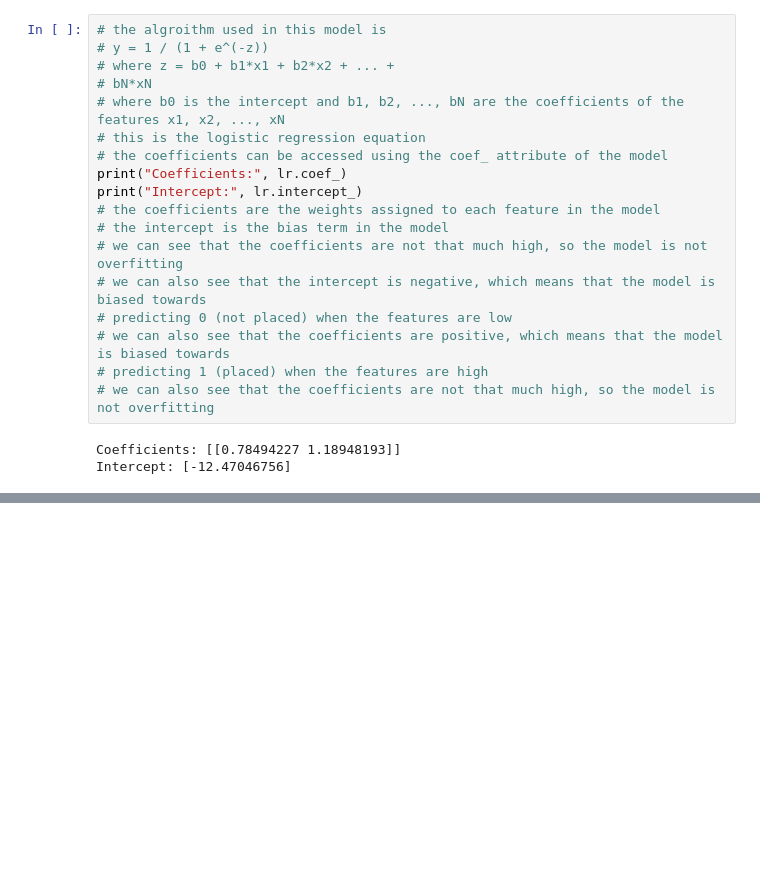
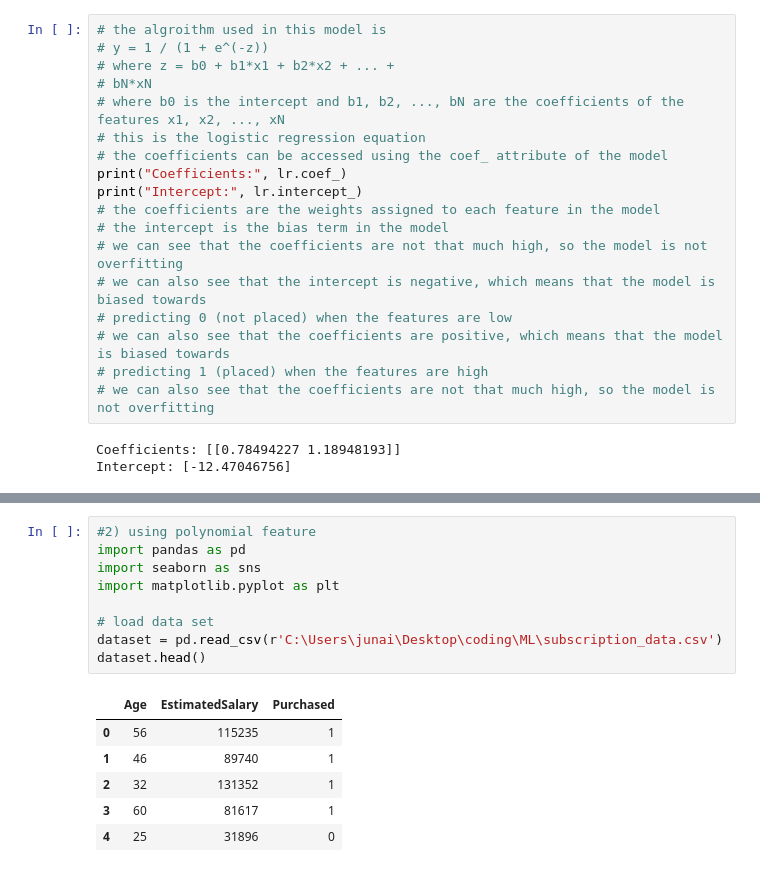
Before and after one commit to Ken-Kanike/ML, a Jupyter notebook: WsCubeTech/m7.ipynb, the cells around one changed output, grey strips where cells are left out. Cells and saved outputs as stored; diff of their text form; blank space fills up the shorter version.

```diff
--- a/WsCubeTech/m7.ipynb
+++ b/WsCubeTech/m7.ipynb
@@ -290,0 +351,16 @@ Intercept: [-12.47046756]
+# %%
+#2) using polynomial feature
+import pandas as pd
+import seaborn as sns
+import matplotlib.pyplot as plt
+
+# load data set
+dataset = pd.read_csv(r'C:\Users\junai\Desktop\coding\ML\subscription_data.csv')
+dataset.head()
+# %% [output]
+|  | Age | EstimatedSalary | Purchased |
+| 0 | 56 | 115235 | 1 |
+| 1 | 46 | 89740 | 1 |
+| 2 | 32 | 131352 | 1 |
+| 3 | 60 | 81617 | 1 |
+| 4 | 25 | 31896 | 0 |
```
Also changed, not shown: parts of 15 cells of this notebook, 1 other file.
